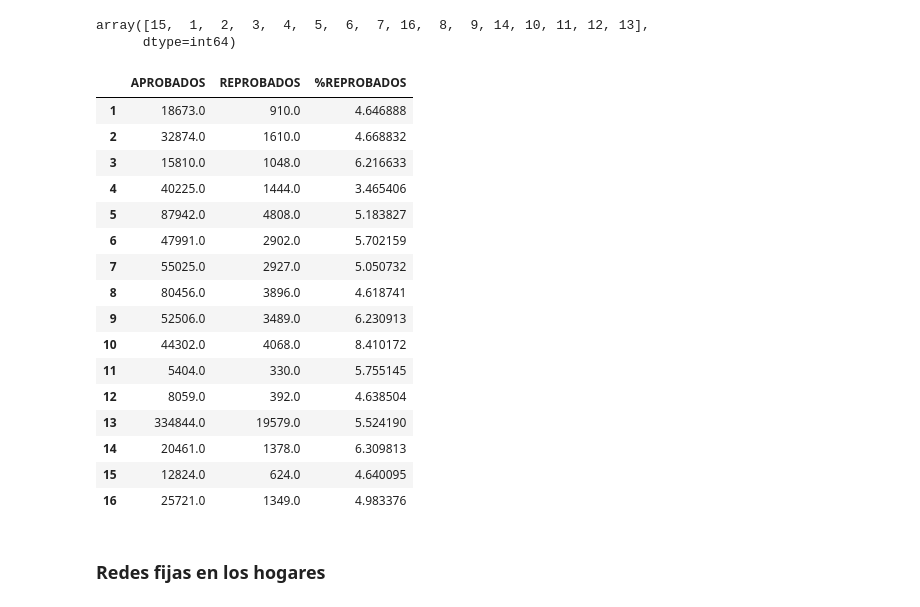
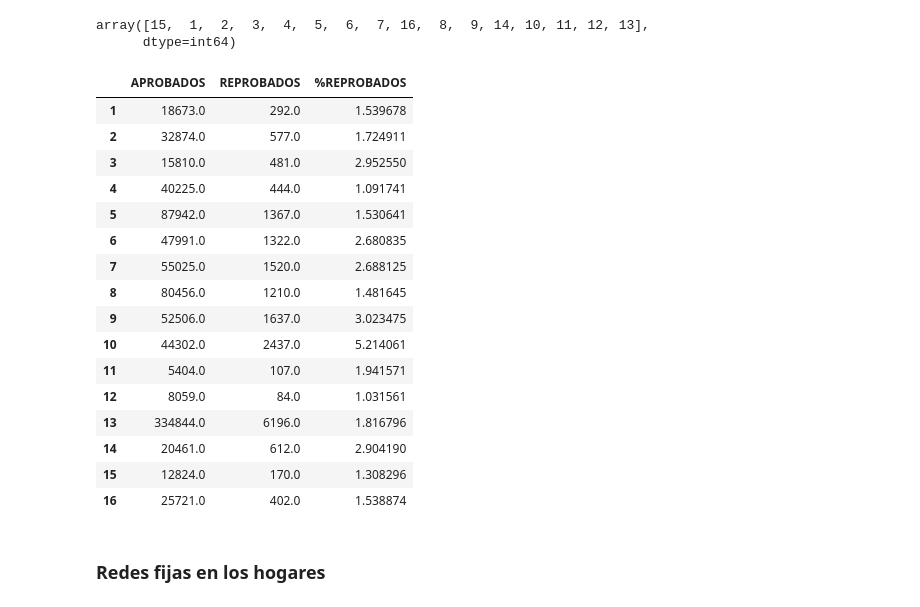
Before and after one commit to MarceVU/Proyecto---Cs-de-Datos, a Jupyter notebook: Proyecto.ipynb, the cells around one changed output. Cells and saved outputs as stored; diff of their text form; code cells hidden in the pictures.

Commit message:
columna reprobados arreglada

```diff
--- a/Proyecto.ipynb
+++ b/Proyecto.ipynb
@@ -239,7 +239,7 @@ data.head()
 | 4 | 1 | LICEO POLITECNICO ARICA | 15 | AYP | 5 | 0 | 510 | ... |
 # %%
 keep_cols2 = ['RBD', 'NOM_RBD', 'COD_REG_RBD', 'NOM_REG_RBD_A', 'COD_DEPENDENCIA',
-            'RURAL_RBD', 'COD_ENSEÑANZA', 'COD_ENSEÑANZA2', 'COD_GRADO', 'SIT_FINAL_P']
+            'RURAL_RBD', 'COD_ENSEÑANZA', 'COD_ENSEÑANZA2', 'COD_GRADO', 'SIT_FINAL_P', 'SIT_FINAL_R']
 data = data[keep_cols2]
 data.reset_index(drop=True, inplace=True)
 # %%
@@ -260,33 +260,33 @@ b = pd.DataFrame(data['COD_REG_RBD'].value_counts().sort_index())
 # %%
 fin = b.join(a)
 # %%
-c = pd.DataFrame(fin['COD_REG_RBD']-fin['SIT_FINAL_P'])
+c = pd.DataFrame(data.groupby('COD_REG_RBD')['SIT_FINAL_R'].sum())
 final = fin.join(c)
 final = final.drop('COD_REG_RBD', axis = 'columns')
-final = final.rename(columns = {'SIT_FINAL_P':'APROBADOS', 0:'REPROBADOS'})
+final = final.rename(columns = {'SIT_FINAL_P':'APROBADOS', 'SIT_FINAL_R':'REPROBADOS'})
 e = pd.DataFrame(final['REPROBADOS']*100/(final['APROBADOS']+final['REPROBADOS']))
 final = final.join(e)
 final = final.rename(columns = {0:'%REPROBADOS'})
 desempeño_df = final
 desempeño_df
 # %% [output]
 |  | APROBADOS | REPROBADOS | %REPROBADOS |
-| 1 | 18673.0 | 910.0 | 4.646888 |
-| 2 | 32874.0 | 1610.0 | 4.668832 |
-| 3 | 15810.0 | 1048.0 | 6.216633 |
-| 4 | 40225.0 | 1444.0 | 3.465406 |
-| 5 | 87942.0 | 4808.0 | 5.183827 |
-| 6 | 47991.0 | 2902.0 | 5.702159 |
-| 7 | 55025.0 | 2927.0 | 5.050732 |
-| 8 | 80456.0 | 3896.0 | 4.618741 |
-| 9 | 52506.0 | 3489.0 | 6.230913 |
-| 10 | 44302.0 | 4068.0 | 8.410172 |
-| 11 | 5404.0 | 330.0 | 5.755145 |
-| 12 | 8059.0 | 392.0 | 4.638504 |
-| 13 | 334844.0 | 19579.0 | 5.524190 |
-| 14 | 20461.0 | 1378.0 | 6.309813 |
-| 15 | 12824.0 | 624.0 | 4.640095 |
-| 16 | 25721.0 | 1349.0 | 4.983376 |
+| 1 | 18673.0 | 292.0 | 1.539678 |
+| 2 | 32874.0 | 577.0 | 1.724911 |
+| 3 | 15810.0 | 481.0 | 2.952550 |
+| 4 | 40225.0 | 444.0 | 1.091741 |
+| 5 | 87942.0 | 1367.0 | 1.530641 |
+| 6 | 47991.0 | 1322.0 | 2.680835 |
+| 7 | 55025.0 | 1520.0 | 2.688125 |
+| 8 | 80456.0 | 1210.0 | 1.481645 |
+| 9 | 52506.0 | 1637.0 | 3.023475 |
+| 10 | 44302.0 | 2437.0 | 5.214061 |
+| 11 | 5404.0 | 107.0 | 1.941571 |
+| 12 | 8059.0 | 84.0 | 1.031561 |
+| 13 | 334844.0 | 6196.0 | 1.816796 |
+| 14 | 20461.0 | 612.0 | 2.904190 |
+| 15 | 12824.0 | 170.0 | 1.308296 |
+| 16 | 25721.0 | 402.0 | 1.538874 |
 # %% [markdown]
 ### Redes fijas en los hogares
 # %%
```
Also changed, not shown: parts of 2 cells of this notebook.
